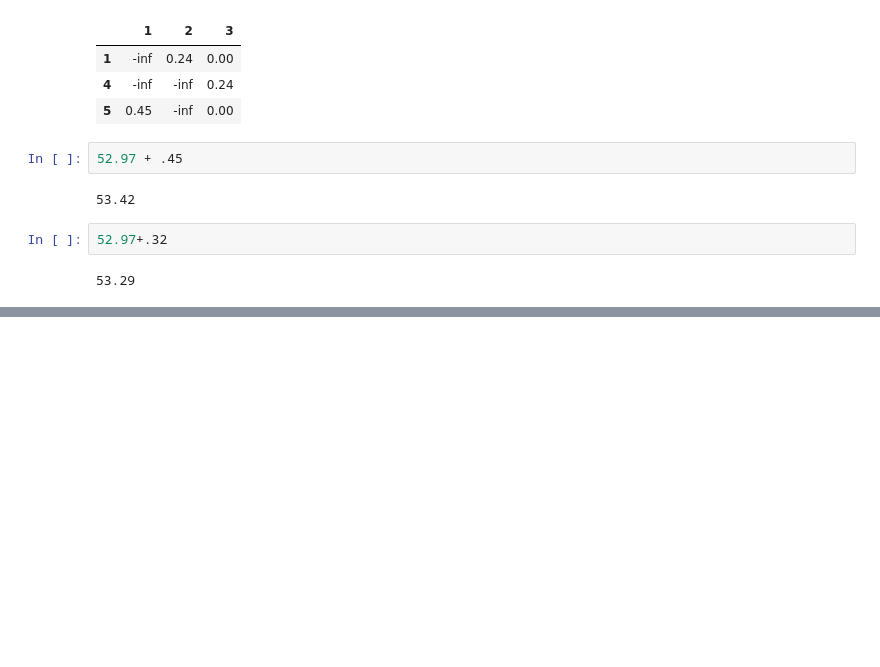
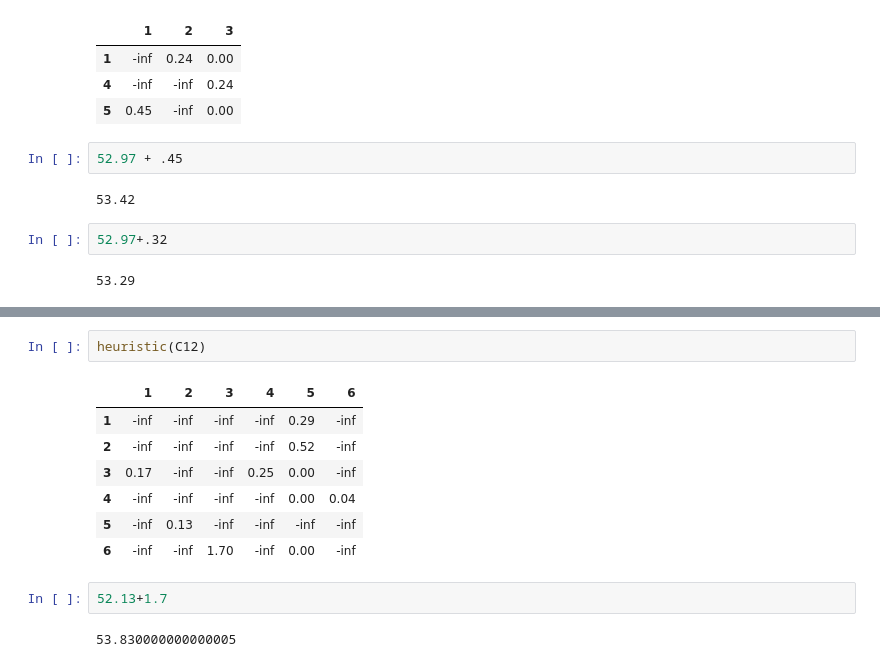
Before and after one commit to RerumNovarum/vsu-games, a Jupyter notebook: travelingsalesmanhelpers.ipynb, the cells around one changed output, grey strips where cells are left out. Saved outputs shown, nothing was run; the diff lists cells and outputs as text; blank space fills up the shorter version.

```diff
--- a/travelingsalesmanhelpers.ipynb
+++ b/travelingsalesmanhelpers.ipynb
@@ -327,0 +544,14 @@ C7
+# %%
+heuristic(C12)
+# %% [output]
+|  | 1 | 2 | 3 | 4 | 5 | 6 |
+| 1 | -inf | -inf | -inf | -inf | 0.29 | -inf |
+| 2 | -inf | -inf | -inf | -inf | 0.52 | -inf |
+| 3 | 0.17 | -inf | -inf | 0.25 | 0.00 | -inf |
+| 4 | -inf | -inf | -inf | -inf | 0.00 | 0.04 |
+| 5 | -inf | 0.13 | -inf | -inf | -inf | -inf |
+| 6 | -inf | -inf | 1.70 | -inf | 0.00 | -inf |
+# %%
+52.13+1.7
+# %% [output]
+53.830000000000005
```
Also changed, not shown: parts of 54 cells of this notebook.
